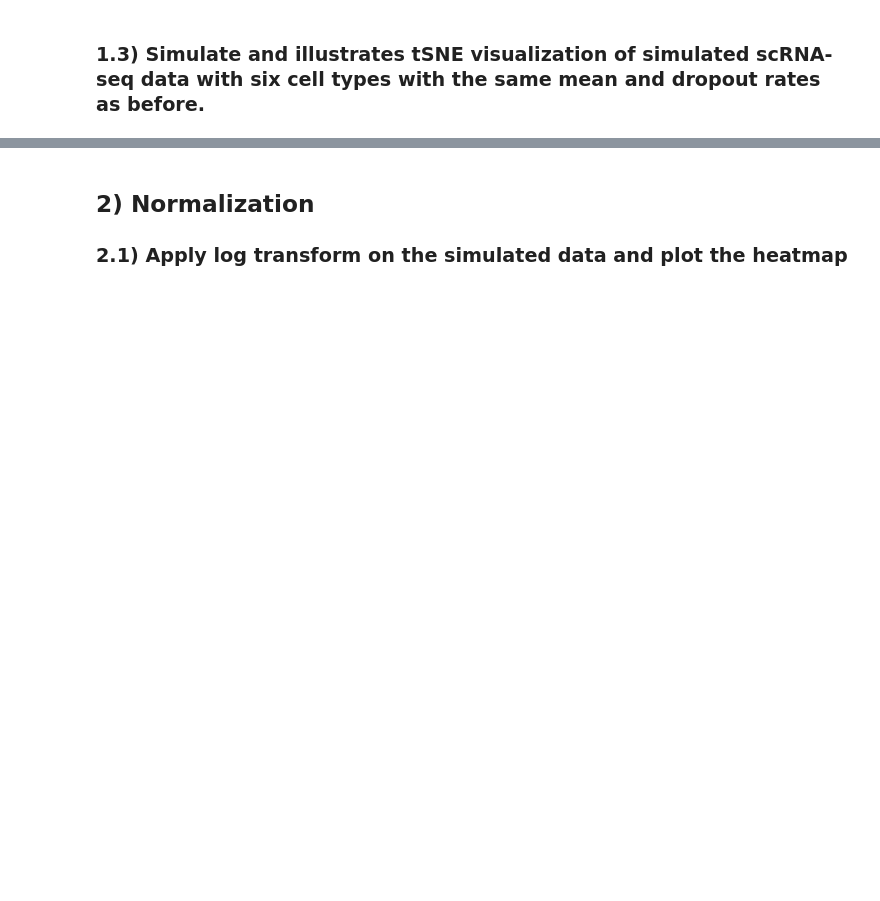
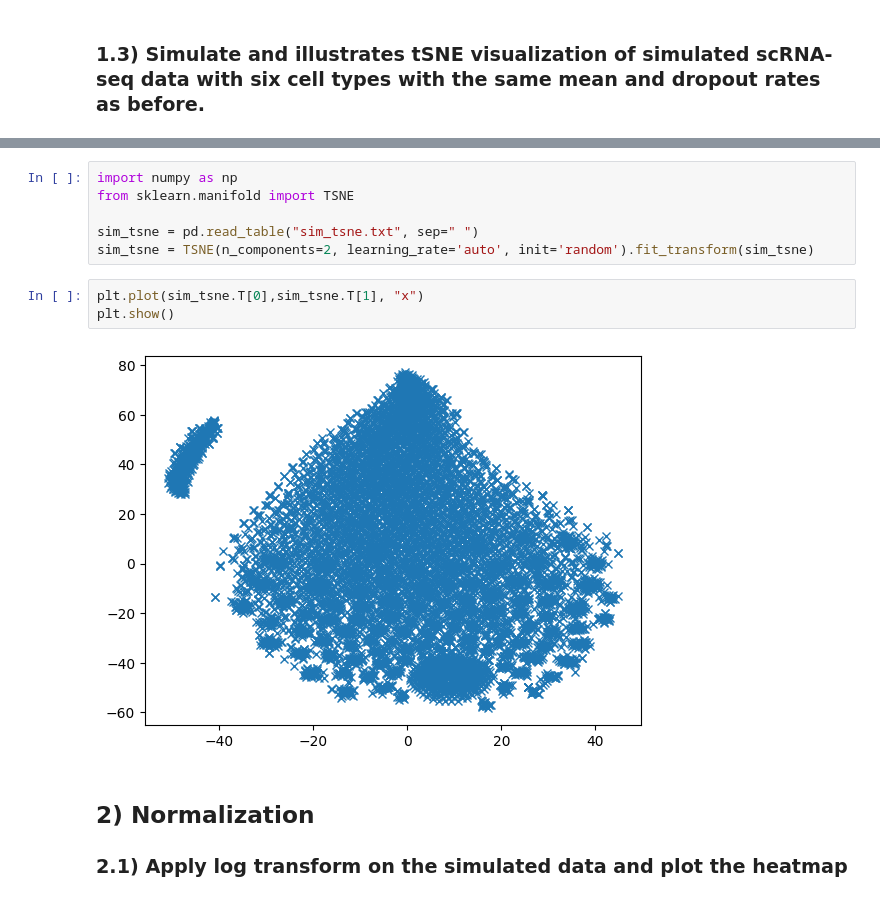
Before and after one commit to Velcorn/BKIM, a Jupyter notebook: Ex 02/Exercise 2 - Biostatistic.ipynb, the cells around one changed output, grey strips where cells are left out. Saved outputs shown, nothing was run; the diff lists cells and outputs as text; blank space fills up the shorter version.

```diff
--- a/Ex 02/Exercise 2 - Biostatistic.ipynb
+++ b/Ex 02/Exercise 2 - Biostatistic.ipynb
@@ -213,3 +90,14 @@ plt.show()
+# %%
+import numpy as np
+from sklearn.manifold import TSNE
+
+sim_tsne = pd.read_table("sim_tsne.txt", sep=" ")
+sim_tsne = TSNE(n_components=2, learning_rate='auto', init='random').fit_transform(sim_tsne)
+# %%
+plt.plot(sim_tsne.T[0],sim_tsne.T[1], "x")
+plt.show()
+# %% [output]
+[figure, added]
 # %% [markdown]
 ## 2) Normalization
 
```
Also changed, not shown: parts of 25 cells of this notebook.
